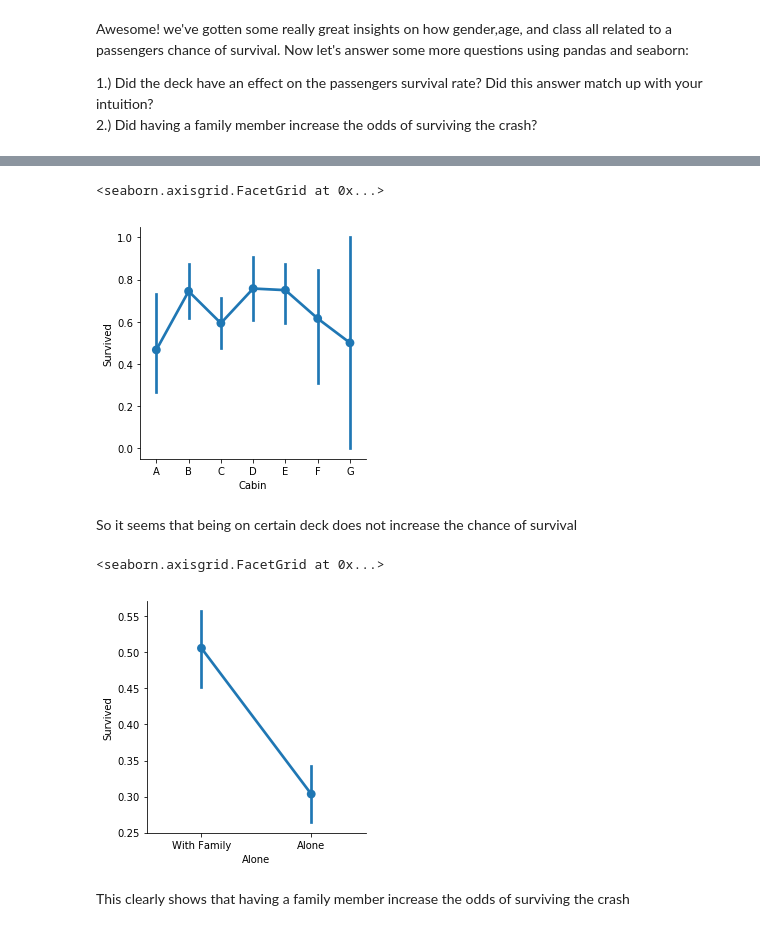
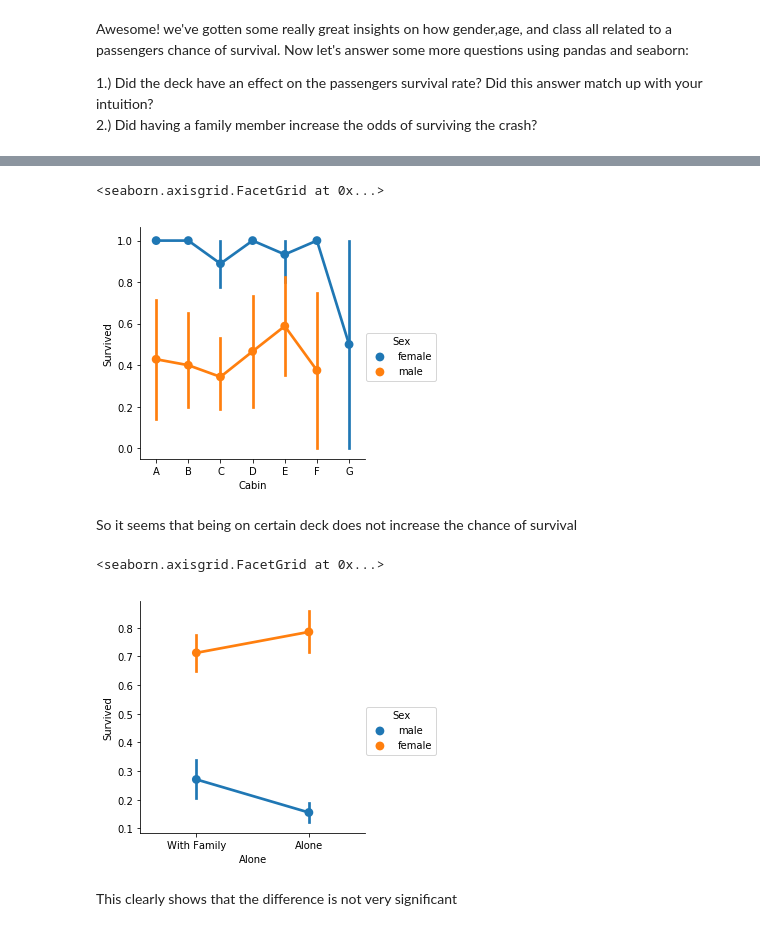
Before and after one commit to beginner349/Data_Project_2, a Jupyter notebook: Titanic.ipynb, the cells around one changed output, grey strips where cells are left out. Drawn from its saved outputs; the diff is of its cells as text; code cells hidden in the pictures.

```diff
--- a/Titanic.ipynb
+++ b/Titanic.ipynb
@@ -429,17 +429,17 @@ clean_Cabin_df.head()
 | 10 | 11 | 1 | 3 | Sandstrom, Miss. Marguerite Rut | female | 4.0 | 1 | 1 | PP 9549 | 16.7000 | ... |
 | 11 | 12 | 1 | 1 | Bonnell, Miss. Elizabeth | female | 58.0 | 0 | 0 | 113783 | 26.5500 | ... |
 # %%
-sns.factorplot(x='Cabin', y='Survived', data=clean_Cabin_df,
+sns.factorplot(x='Cabin', y='Survived', hue='Sex', data=clean_Cabin_df,
                order=['A', 'B', 'C', 'D', 'E', 'F', 'G'])
 # %% [output]
 <seaborn.axisgrid.FacetGrid at 0x...>
-[figure, old version]
+[figure, new version]
 # %% [markdown]
 So it seems that being on certain deck does not increase the chance of survival
 # %%
-sns.factorplot(x='Alone', y='Survived', data=titanic_df)
+sns.factorplot(x='Alone', y='Survived', hue='Sex', data=titanic_df)
 # %% [output]
 <seaborn.axisgrid.FacetGrid at 0x...>
-[figure, old version]
+[figure, new version]
-# %% [markdown]
-This clearly shows that having a family member increase the odds of surviving the crash
+# %% [markdown]
+This clearly shows that the difference is not very significant
```
Also changed, not shown: parts of 2 cells of this notebook.
